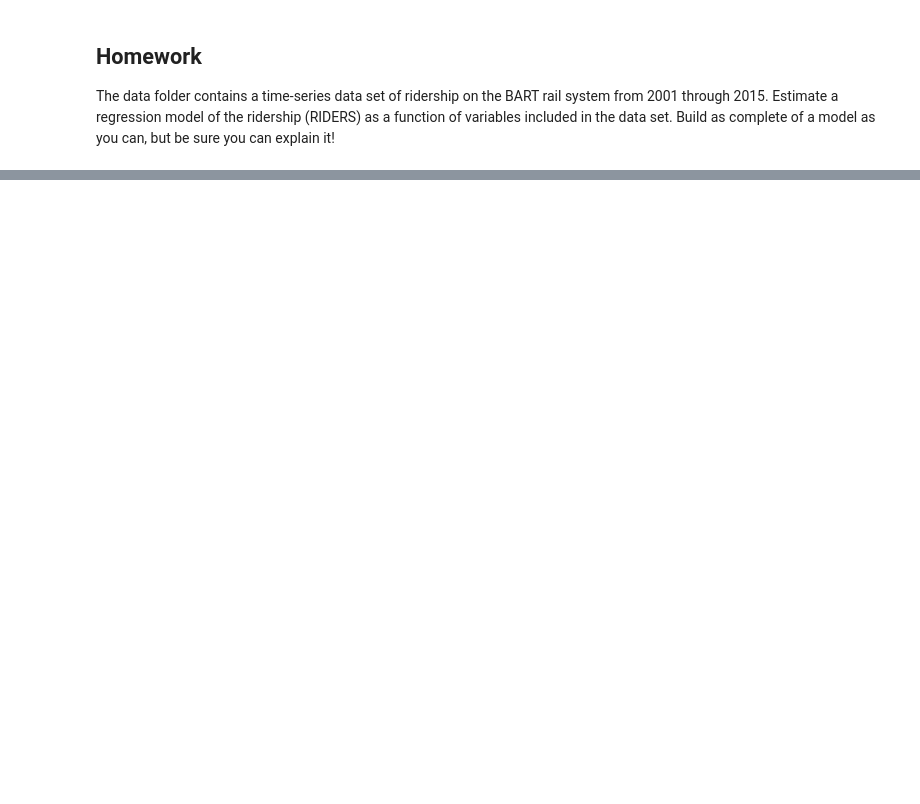
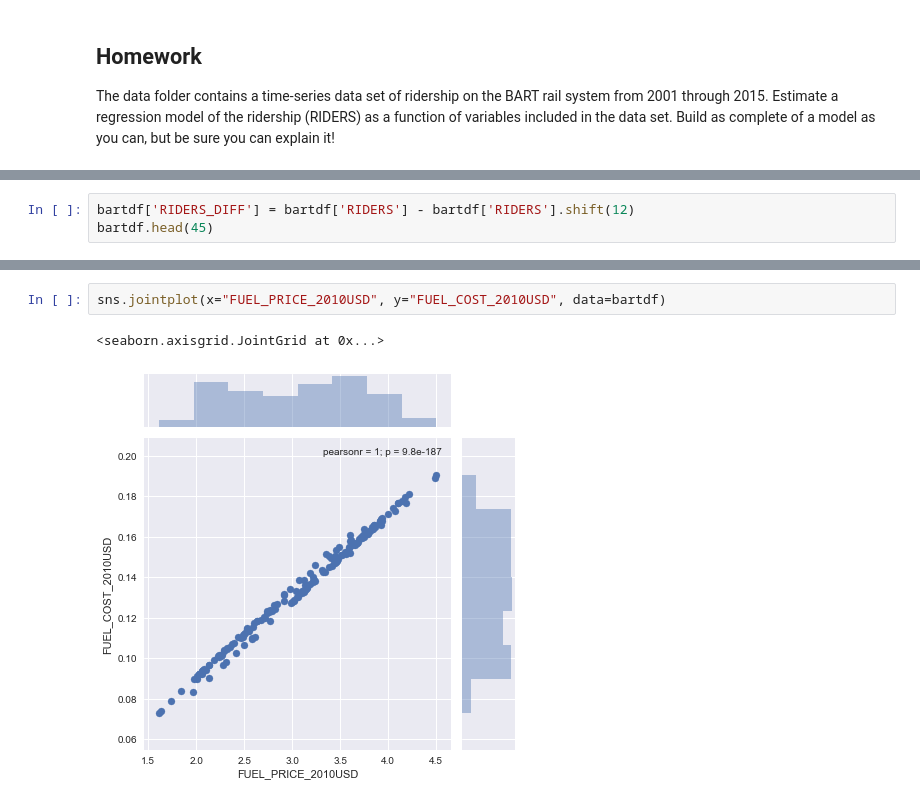
Before and after one commit to kboerger4/ce599-s17, a Jupyter notebook: 22-Time Series/time-series.ipynb, the cells around one changed output, grey strips where cells are left out. Cells and saved outputs as stored; diff of their text form; blank space fills up the shorter version.

```diff
--- a/22-Time Series/time-series.ipynb
+++ b/22-Time Series/time-series.ipynb
@@ -249,0 +277,3 @@ The data folder contains a time-series data set of ridership on the BART rail sy
+# %%
+bartdf['RIDERS_DIFF'] = bartdf['RIDERS'] - bartdf['RIDERS'].shift(12)
+bartdf.head(45)
@@ -249,0 +300,5 @@ The data folder contains a time-series data set of ridership on the BART rail sy
+# %%
+sns.jointplot(x="FUEL_PRICE_2010USD", y="FUEL_COST_2010USD", data=bartdf)
+# %% [output]
+<seaborn.axisgrid.JointGrid at 0x...>
+[figure, added]
```
Also changed, not shown: parts of 8 cells of this notebook.
